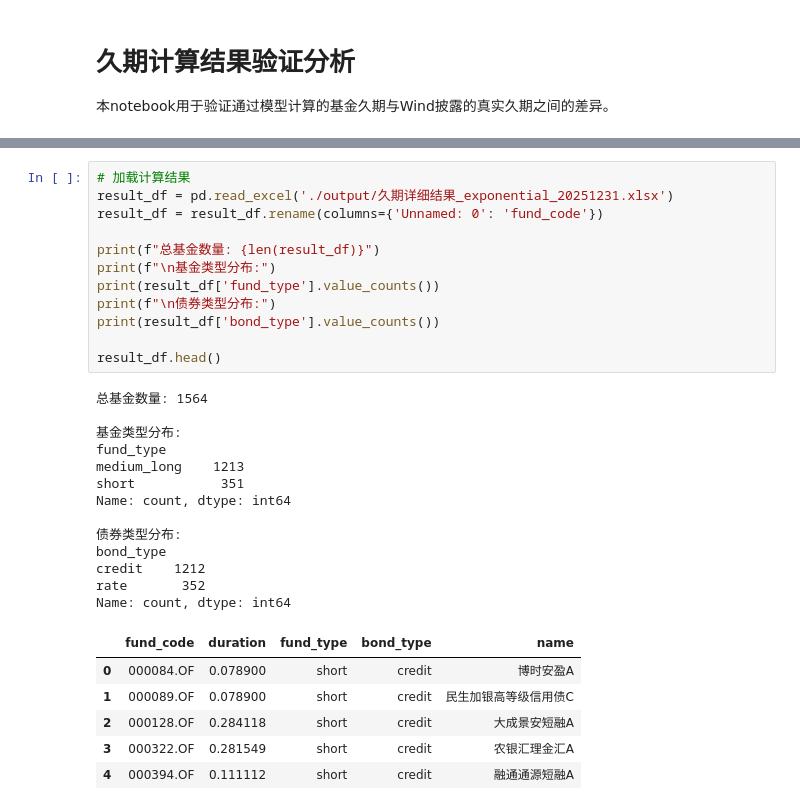
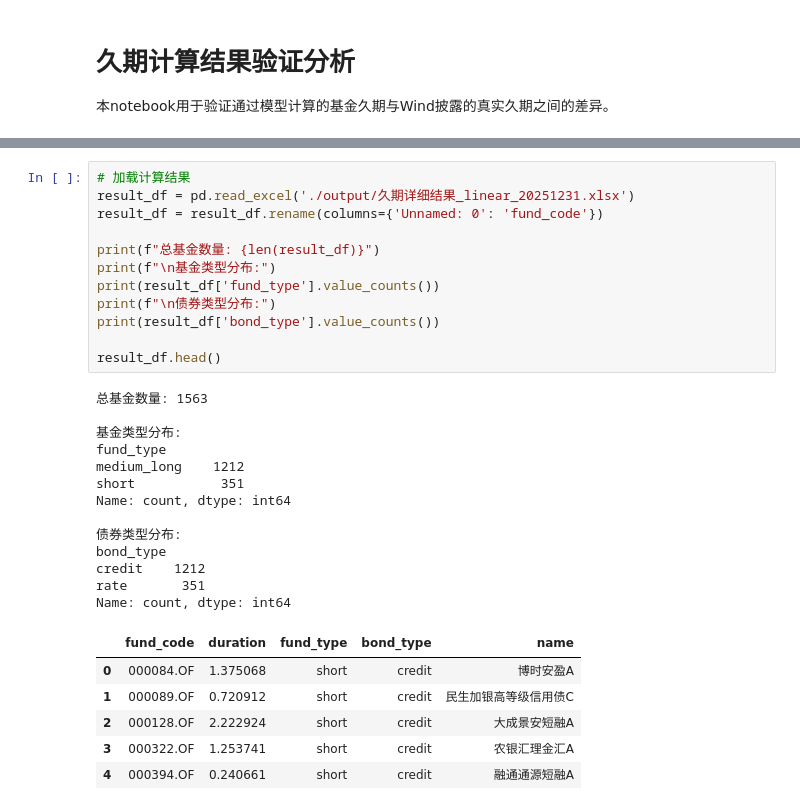
Before and after one commit to Zhong-Minghao/fund_duration, a Jupyter notebook: 久期验证分析.ipynb, the cells around one changed output, grey strips where cells are left out. Drawn from its saved outputs; the diff is of its cells as text.

```diff
--- a/久期验证分析.ipynb
+++ b/久期验证分析.ipynb
@@ -26,36 +22,36 @@ IN NO CIRCUMSTANCE SHALL WIND BE RESPONSIBLE FOR ANY DAMAGES OR LOSSES CAUSED BY
 Wind连接成功
 # %%
 # 加载计算结果
-result_df = pd.read_excel('./output/久期详细结果_exponential_20251231.xlsx')
+result_df = pd.read_excel('./output/久期详细结果_linear_20251231.xlsx')
 result_df = result_df.rename(columns={'Unnamed: 0': 'fund_code'})
 
 print(f"总基金数量: {len(result_df)}")
 print(f"\n基金类型分布:")
 print(result_df['fund_type'].value_counts())
 print(f"\n债券类型分布:")
 print(result_df['bond_type'].value_counts())
 
 result_df.head()
 # %% [output]
-总基金数量: 1564
+总基金数量: 1563
 
 基金类型分布:
 fund_type
-medium_long    1213
+medium_long    1212
 short           351
 Name: count, dtype: int64
 
 债券类型分布:
 bond_type
 credit    1212
-rate       352
+rate       351
 Name: count, dtype: int64
 |  | fund_code | duration | fund_type | bond_type | name |
-| 0 | 000084.OF | 0.078900 | short | credit | 博时安盈A |
-| 1 | 000089.OF | 0.078900 | short | credit | 民生加银高等级信用债C |
-| 2 | 000128.OF | 0.284118 | short | credit | 大成景安短融A |
-| 3 | 000322.OF | 0.281549 | short | credit | 农银汇理金汇A |
-| 4 | 000394.OF | 0.111112 | short | credit | 融通通源短融A |
+| 0 | 000084.OF | 1.375068 | short | credit | 博时安盈A |
+| 1 | 000089.OF | 0.720912 | short | credit | 民生加银高等级信用债C |
+| 2 | 000128.OF | 2.222924 | short | credit | 大成景安短融A |
+| 3 | 000322.OF | 1.253741 | short | credit | 农银汇理金汇A |
+| 4 | 000394.OF | 0.240661 | short | credit | 融通通源短融A |
 # %%
 # 批量获取Wind披露的真实久期
 def get_wind_duration_batch(fund_codes, rpt_date='20251231', batch_size=100):
```
Also changed, not shown: parts of 28 cells of this notebook, 7 other files.
